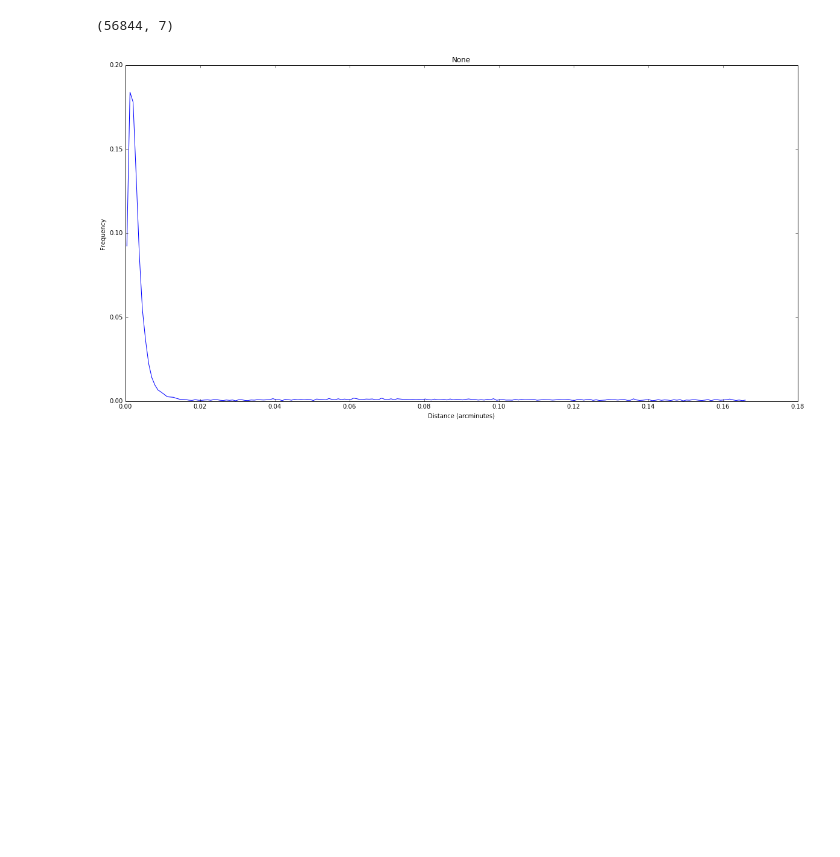
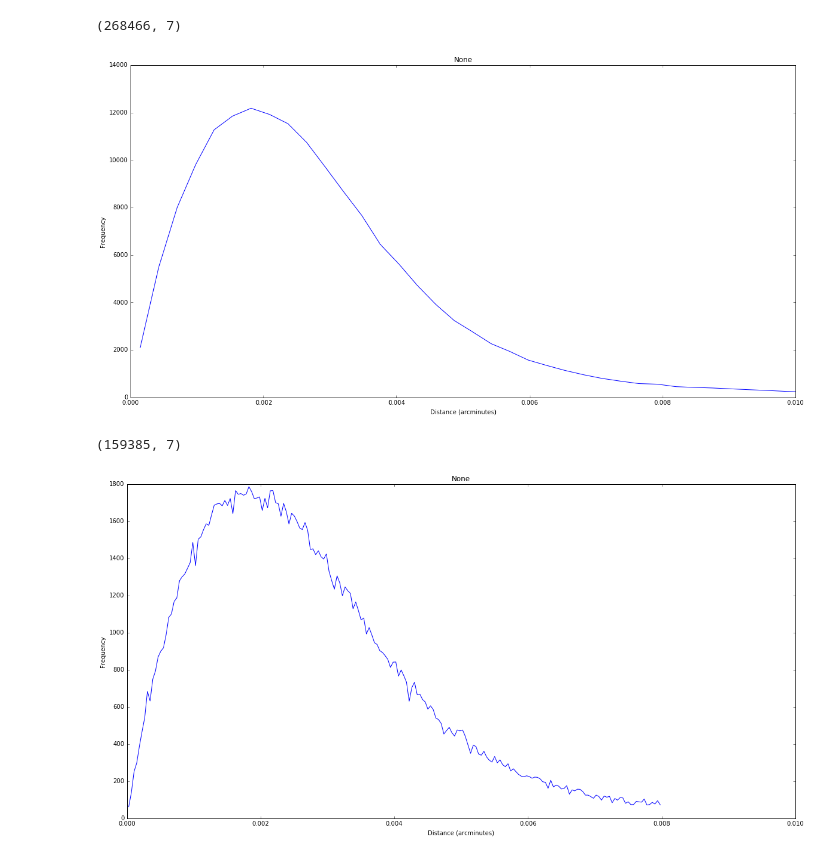
Before and after one commit to calumhrmurray/MPhysProject, a Jupyter notebook: match_catalogs/mgs_multiwavelength_checks.ipynb, the cells around one changed output. Drawn from its saved outputs; the diff is of its cells as text; code cells hidden in the pictures; blank space fills up the shorter version.

```diff
--- a/match_catalogs/mgs_multiwavelength_checks.ipynb
+++ b/match_catalogs/mgs_multiwavelength_checks.ipynb
@@ -31,5 +34,10 @@ make_graphs('/home/calum/Documents/Mphys_data/mgs_multiwavelength/xmatch_sdss.np
+# %%
+make_graphs('/home/calum/Documents/Mphys_data/mgs_multiwavelength/xmatch_nearest_sdss.npy',600, x_lim=0.01)
+# %% [output]
+(268466, 7)
+[figure, added]
 # %%
-make_graphs('/home/calum/Documents/Mphys_data/mgs_multiwavelength/new_xmatch_sdss.npy',200)
+make_graphs('/home/calum/Documents/Mphys_data/mgs_multiwavelength/xmatch_large_sdss.npy',200, x_lim=0.01)
 # %% [output]
-(56844, 7)
+(159385, 7)
-[figure, old version]
+[figure, new version]
```
Also changed, not shown: parts of 5 cells of this notebook, 15 other files.
